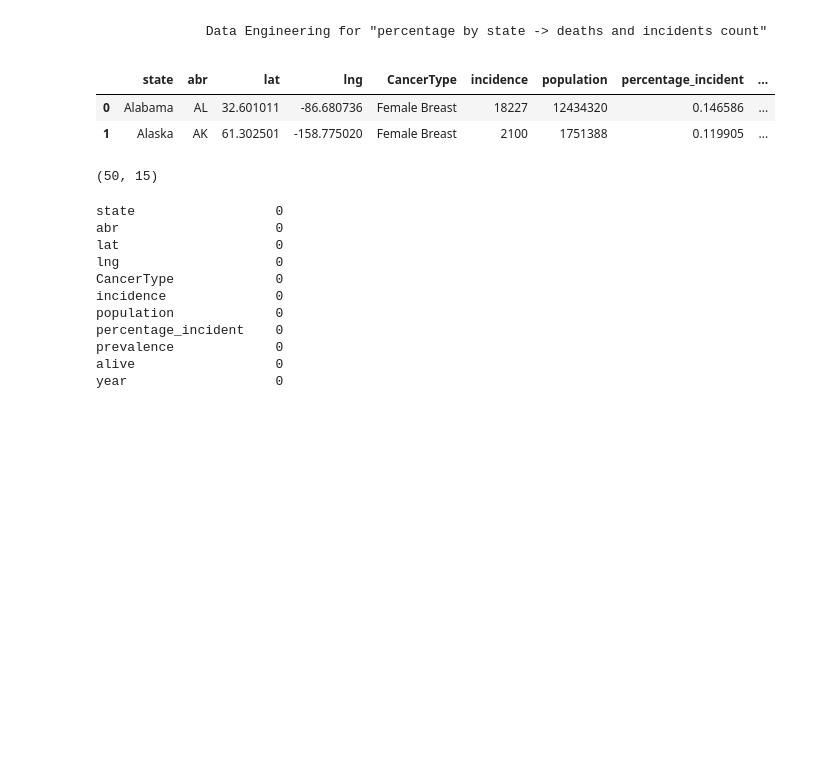
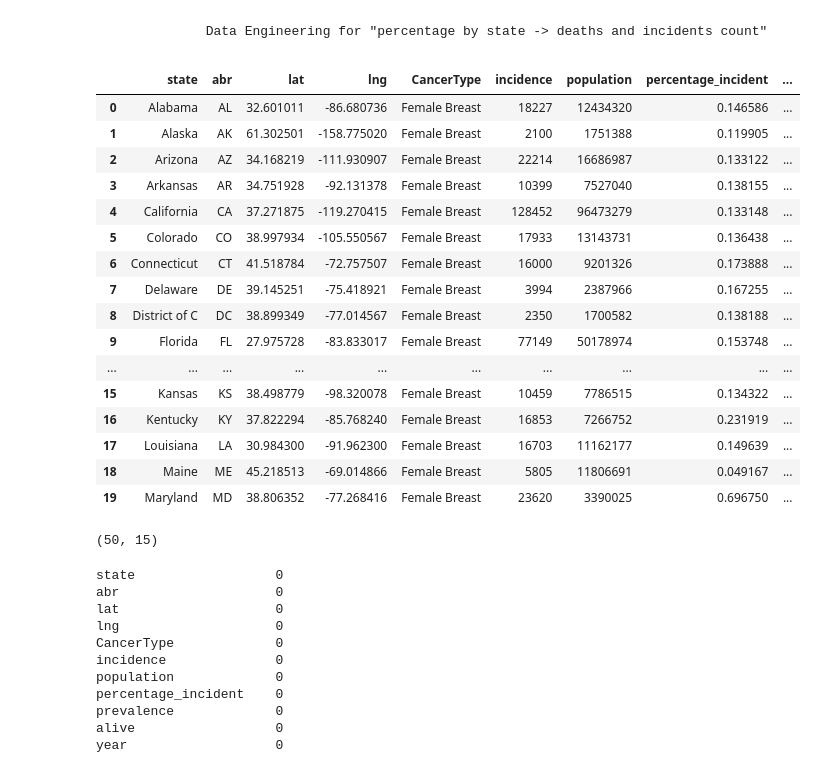
Before and after one commit to ChiqueCode/demo_project_breast_cancer, a Jupyter notebook: data_engineering.ipynb, the cells around one changed output. Drawn from its saved outputs; the diff is of its cells as text; code cells hidden in the pictures; blank space fills up the shorter version.

```diff
--- a/data_engineering.ipynb
+++ b/data_engineering.ipynb
@@ -22,11 +22,25 @@ Base = declarative_base()
 # %%
 # Read in CSV File
 df=pd.read_csv('db/percentage_by_state.csv', dtype={'Zip': 'str'})
-df.head(2)
+df.head(20)
 # %% [output]
 |  | state | abr | lat | lng | CancerType | incidence | population | percentage_incident | ... |
 | 0 | Alabama | AL | 32.601011 | -86.680736 | Female Breast | 18227 | 12434320 | 0.146586 | ... |
 | 1 | Alaska | AK | 61.302501 | -158.775020 | Female Breast | 2100 | 1751388 | 0.119905 | ... |
+| 2 | Arizona | AZ | 34.168219 | -111.930907 | Female Breast | 22214 | 16686987 | 0.133122 | ... |
+| 3 | Arkansas | AR | 34.751928 | -92.131378 | Female Breast | 10399 | 7527040 | 0.138155 | ... |
+| 4 | California | CA | 37.271875 | -119.270415 | Female Breast | 128452 | 96473279 | 0.133148 | ... |
+| 5 | Colorado | CO | 38.997934 | -105.550567 | Female Breast | 17933 | 13143731 | 0.136438 | ... |
+| 6 | Connecticut | CT | 41.518784 | -72.757507 | Female Breast | 16000 | 9201326 | 0.173888 | ... |
+| 7 | Delaware | DE | 39.145251 | -75.418921 | Female Breast | 3994 | 2387966 | 0.167255 | ... |
+| 8 | District of C | DC | 38.899349 | -77.014567 | Female Breast | 2350 | 1700582 | 0.138188 | ... |
+| 9 | Florida | FL | 27.975728 | -83.833017 | Female Breast | 77149 | 50178974 | 0.153748 | ... |
+| ... | ... | ... | ... | ... | ... | ... | ... | ... | ... |
+| 15 | Kansas | KS | 38.498779 | -98.320078 | Female Breast | 10459 | 7786515 | 0.134322 | ... |
+| 16 | Kentucky | KY | 37.822294 | -85.768240 | Female Breast | 16853 | 7266752 | 0.231919 | ... |
+| 17 | Louisiana | LA | 30.984300 | -91.962300 | Female Breast | 16703 | 11162177 | 0.149639 | ... |
+| 18 | Maine | ME | 45.218513 | -69.014866 | Female Breast | 5805 | 11806691 | 0.049167 | ... |
+| 19 | Maryland | MD | 38.806352 | -77.268416 | Female Breast | 23620 | 3390025 | 0.696750 | ... |
 # %%
 # Inspecting the Data
 df.shape
```
Also changed, not shown: parts of 2 cells of this notebook, 11 other files.
